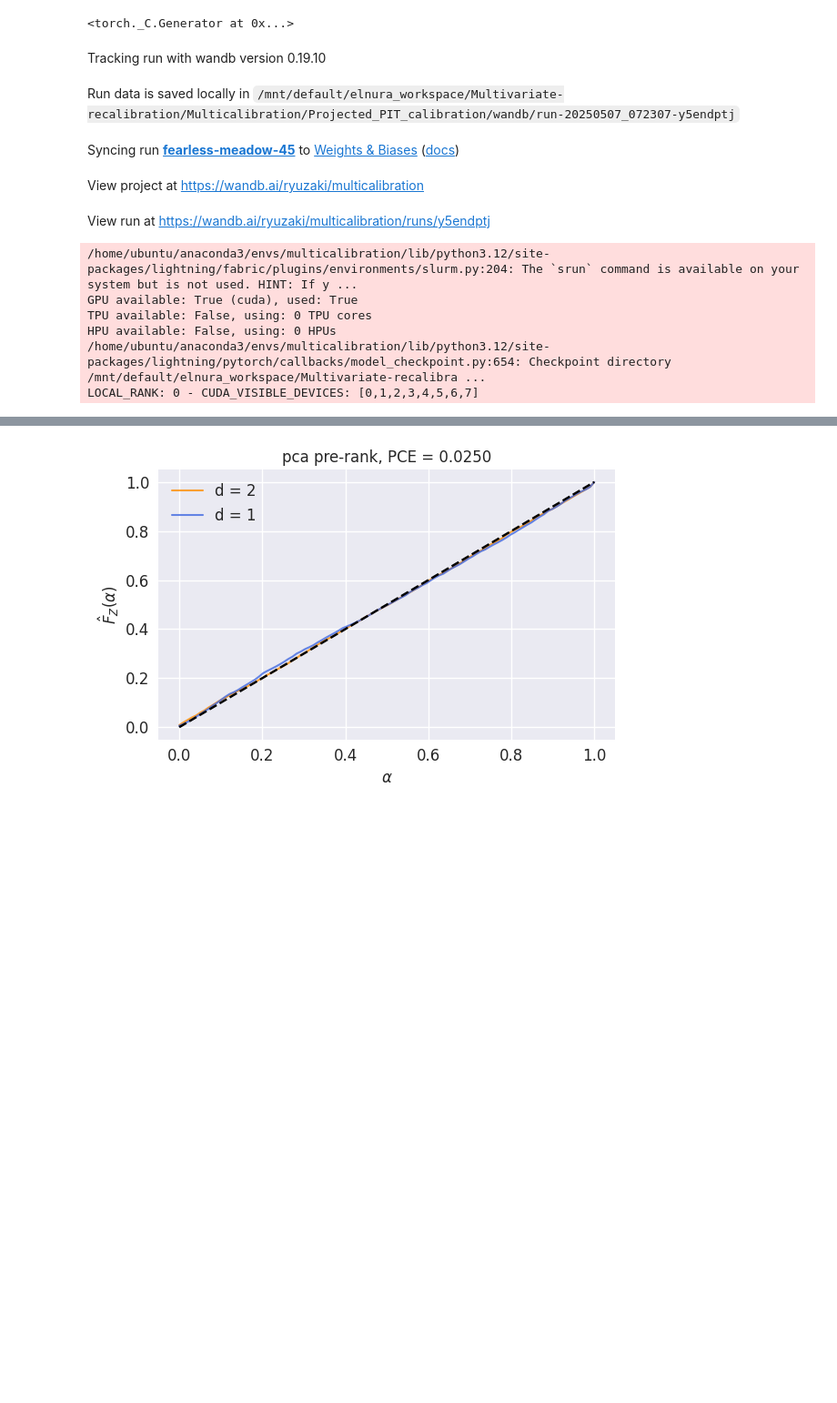
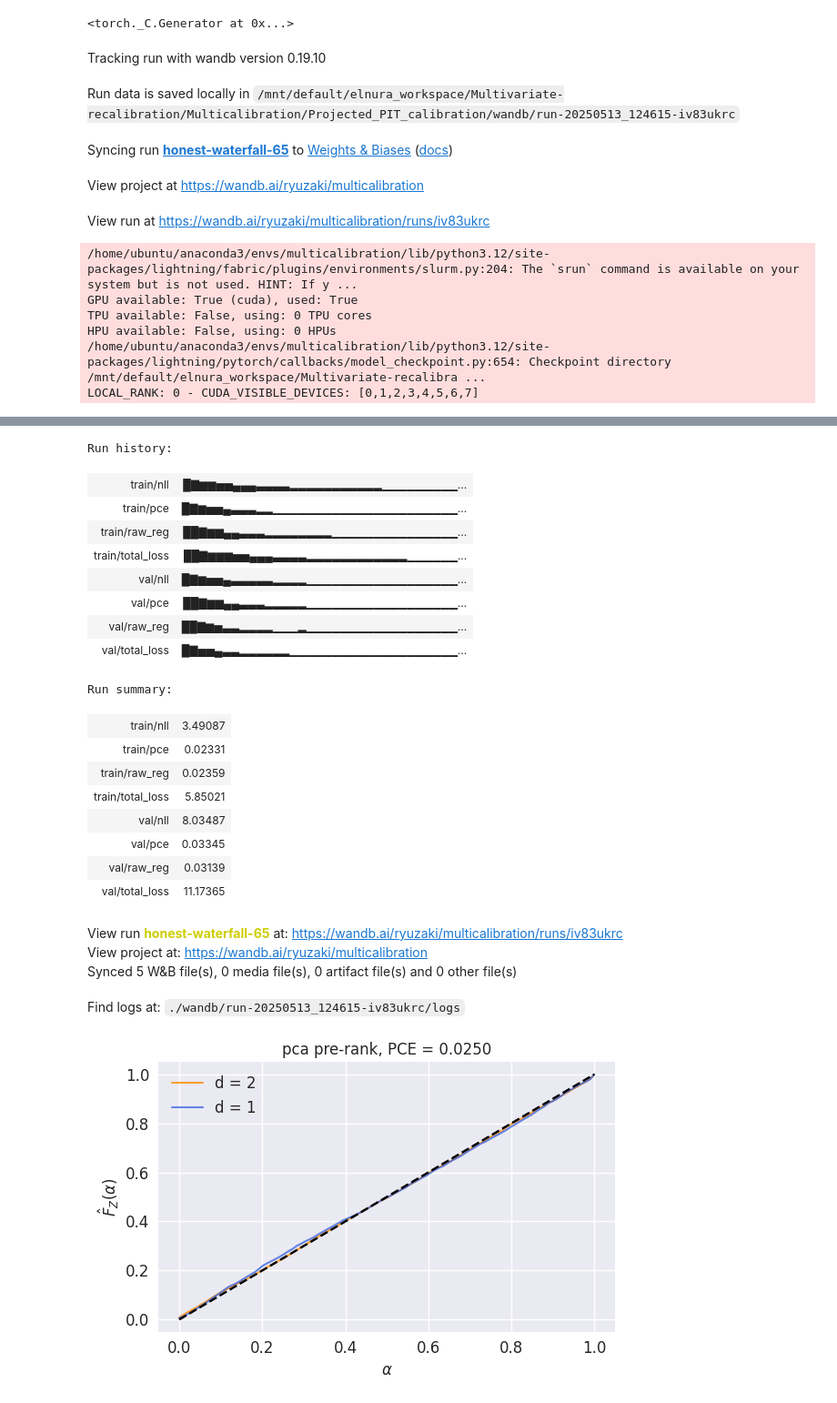
Before and after one commit to ayalaajil/Multivariate-Calibration-with-Prerank-Regularization, a Jupyter notebook: Multicalibration/Projected_PIT_calibration/plotting-PCE.ipynb, the cells around one changed output, grey strips where cells are left out. Shown at 91% size. Cells and saved outputs as stored; diff of their text form; code cells hidden in the pictures; blank space fills up the shorter version.

```diff
--- a/Multicalibration/Projected_PIT_calibration/plotting-PCE.ipynb
+++ b/Multicalibration/Projected_PIT_calibration/plotting-PCE.ipynb
@@ -27,13 +26,13 @@ torch.manual_seed(42)
 # %%
 # seeds = [0, 42, 866, 12, 4]
 seeds = [42]
-prerank = 'density'
-rc = RunConfig(config, 'feldman', 'bio')
+prerank = 'mean'
+rc = RunConfig(config, 'mulan', 'scm20d')
 for seed in seeds:
     datamodule = RealDataModule(rc, seed=seed, num_workers = 8)
     p, q = datamodule.input_dim, datamodule.output_dim
     # model = GaussianLightningModule(p, q, lambda_reg = 1, reg_type = 'pce-kde', prerank = 'density')
-    model = MixtureLightningModule(p, q, prerank = prerank)
+    model = MixtureLightningModule(p, q, lambda_reg = 100, reg_type = 'pce-kde', prerank = prerank)
     #model = MQF2LightningModule(p, q)
     trainer = get_lightning_trainer(rc)
     trainer.fit(model, datamodule)
@@ -42,10 +41,10 @@ for seed in seeds:
     # pce_over_seeds = np.array(pce_over_seeds)
 # %% [output]
 Tracking run with wandb version 0.19.10
-Run data is saved locally in /mnt/default/elnura_workspace/Multivariate-recalibration/Multicalibration/Projected_PIT_calibration/wandb/run-20250507_072307-y5endptj
+Run data is saved locally in /mnt/default/elnura_workspace/Multivariate-recalibration/Multicalibration/Projected_PIT_calibration/wandb/run-20250513_124615-iv83ukrc
-Syncing run fearless-meadow-45 to Weights & Biases (docs)
+Syncing run honest-waterfall-65 to Weights & Biases (docs)
 View project at https://wandb.ai/ryuzaki/multicalibration
-View run at https://wandb.ai/ryuzaki/multicalibration/runs/y5endptj
+View run at https://wandb.ai/ryuzaki/multicalibration/runs/iv83ukrc
 /home/ubuntu/anaconda3/envs/multicalibration/lib/python3.12/site-packages/lightning/fabric/plugins/environments/slurm.py:204: The `srun` command is available on your system but is not used. HINT: If y ...
 GPU available: True (cuda), used: True
 TPU available: False, using: 0 TPU cores
@@ -55,3 +55,25 @@ LOCAL_RANK: 0 - CUDA_VISIBLE_DEVICES: [0,1,2,3,4,5,6,7]
+Run history:
+| train/nll | █▇▆▆▅▅▄▄▄▃▃▃▃▂▂▂▂▂▂▂▂▂▂▂▁▁▁▁▁▁▁▁▁... |
+| train/pce | █▇▆▅▅▄▃▃▃▂▂▁▁▁▁▁▁▁▁▁▁▁▁▁▁▁▁▁▁▁▁▁▁... |
+| train/raw_reg | ██▇▆▆▄▄▃▃▃▂▂▂▂▂▂▂▂▁▁▁▁▁▁▁▁▁▁▁▁▁▁▁... |
+| train/total_loss | ██▇▆▆▆▅▅▄▄▄▃▃▃▃▂▂▂▂▂▂▂▂▂▂▂▂▁▁▁▁▁▁... |
+| val/nll | █▇▆▅▅▄▃▃▃▃▃▂▂▂▂▁▁▁▁▁▁▁▁▁▁▁▁▁▁▁▁▁▁... |
+| val/pce | ██▇▆▆▄▄▃▃▃▂▂▂▂▂▁▁▁▁▁▁▁▁▁▁▁▁▁▁▁▁▁▁... |
+| val/raw_reg | ██▇▆▅▃▃▂▂▂▂▁▁▁▂▁▁▁▁▁▁▁▁▁▁▁▁▁▁▁▁▁▁... |
+| val/total_loss | █▇▅▅▄▃▃▂▂▂▂▂▂▁▁▁▁▁▁▁▁▁▁▁▁▁▁▁▁▁▁▁▁... |
+Run summary:
+| train/nll | 3.49087 |
+| train/pce | 0.02331 |
+| train/raw_reg | 0.02359 |
+| train/total_loss | 5.85021 |
+| val/nll | 8.03487 |
+| val/pce | 0.03345 |
+| val/raw_reg | 0.03139 |
+| val/total_loss | 11.17365 |
+View run honest-waterfall-65 at: https://wandb.ai/ryuzaki/multicalibration/runs/iv83ukrc
+View project at: https://wandb.ai/ryuzaki/multicalibration
+Synced 5 W&B file(s), 0 media file(s), 0 artifact file(s) and 0 other file(s)
+Find logs at: ./wandb/run-20250513_124615-iv83ukrc/logs
 # %%
 model.eval()
 pces, cdfs, explained_var = [], [], []
```
Also changed, not shown: parts of 3 cells of this notebook, 9 other files.
